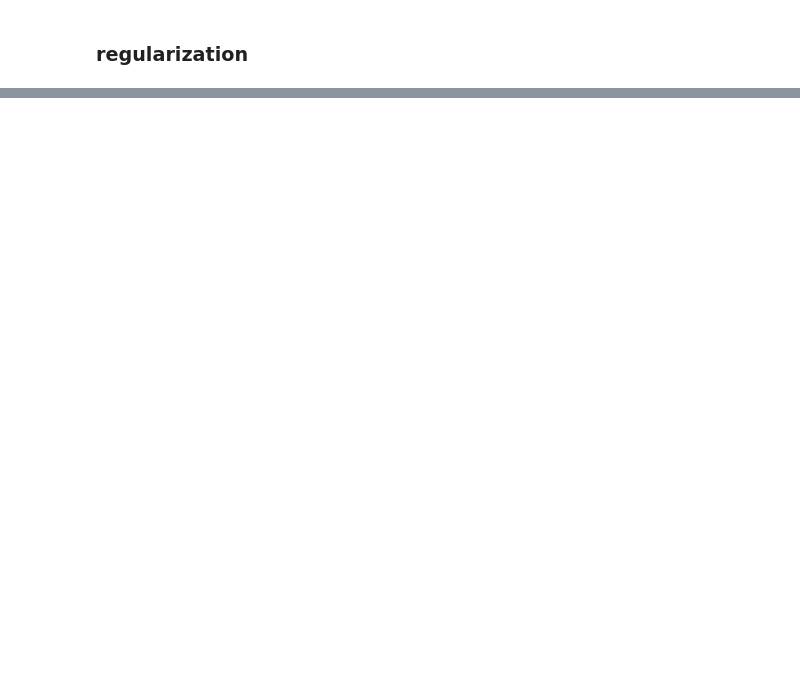
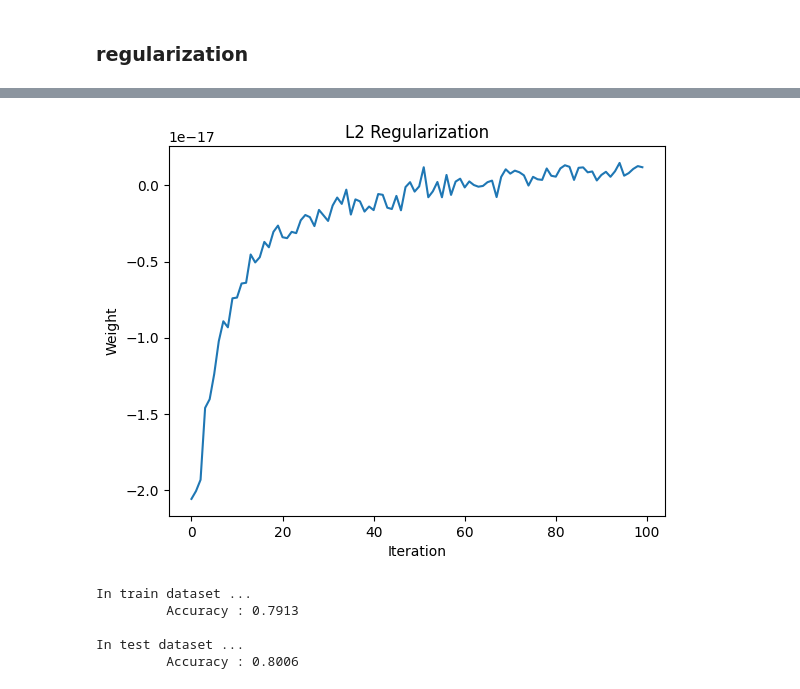
Before and after one commit to YangDongJae/ML, a Jupyter notebook: KOREATECH/assign04/assign04.ipynb, the cells around one changed output, grey strips where cells are left out. Cells and saved outputs as stored; diff of their text form; code cells hidden in the pictures; blank space fills up the shorter version.

```diff
--- a/KOREATECH/assign04/assign04.ipynb
+++ b/KOREATECH/assign04/assign04.ipynb
@@ -202,0 +389,38 @@ print()
+# %%
+plt.plot(weight_list)
+plt.title("L2 Regularization")
+plt.xlabel("Iteration")
+plt.ylabel("Weight")
+plt.show()
+# %% [output]
+[figure, added]
+# %%
+def eval(model, train_version = True) :
+    if train_version :
+        x = train_img
+        labels = train_label.squeeze()
+        print('In train dataset ... ')
+    else :
+        x = test_img
+        labels = test_label.squeeze()
+        print('\nIn test dataset ... ')
+
+    for layer in model.values() :
+        if isinstance(layer, MLP_Classifier) :
+            x = layer.softmax_forward(x)
+        else :
+            x = layer.forward(x)
+
+    preds = x.argmax(axis=1)
+    acc = np.sum(np.where(preds==labels, True, False))/len(labels)
+    return acc
+
+print('\t Accuracy :', eval(model, train_version=True))
+print('\t Accuracy :', eval(model, train_version=False))
+print()
+# %% [output]
+In train dataset ...
+         Accuracy : 0.7913
+
+In test dataset ...
+         Accuracy : 0.8006
```
Also changed, not shown: parts of 16 cells of this notebook, 5 other files.
